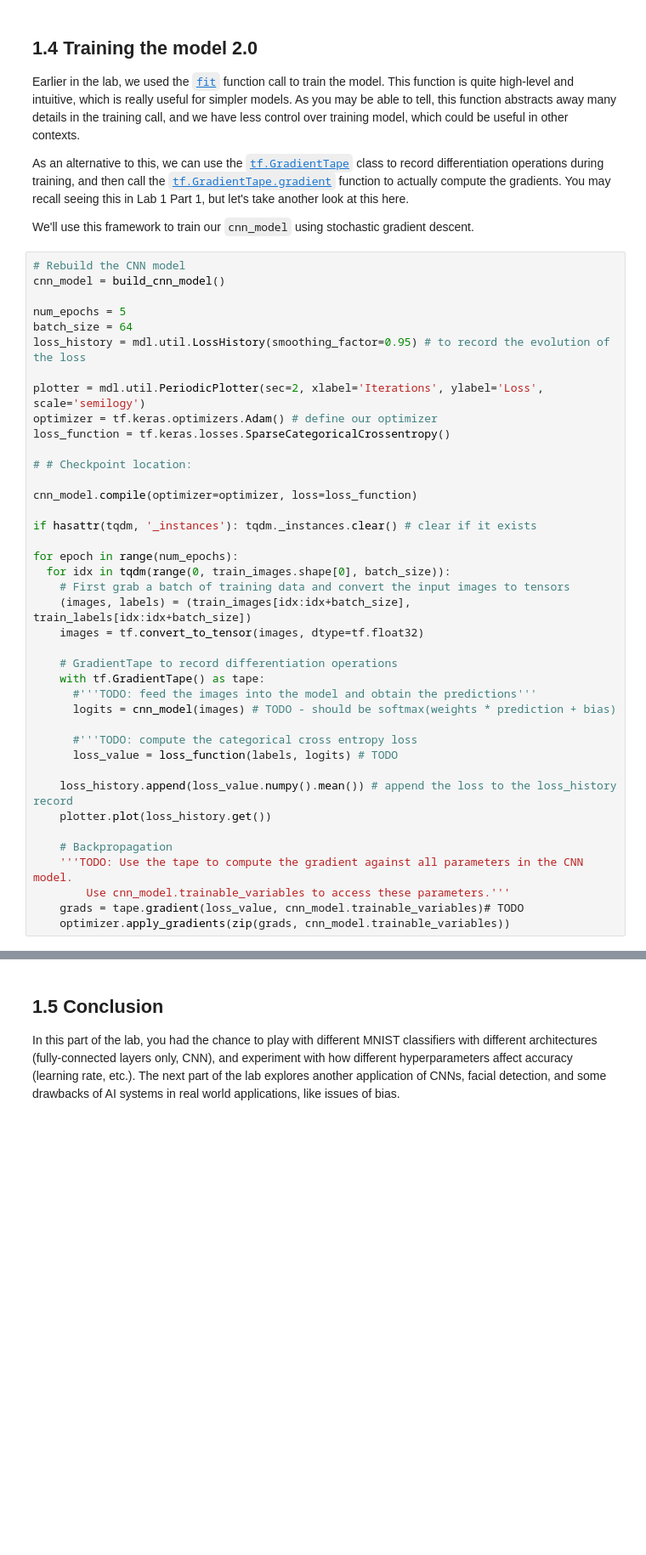
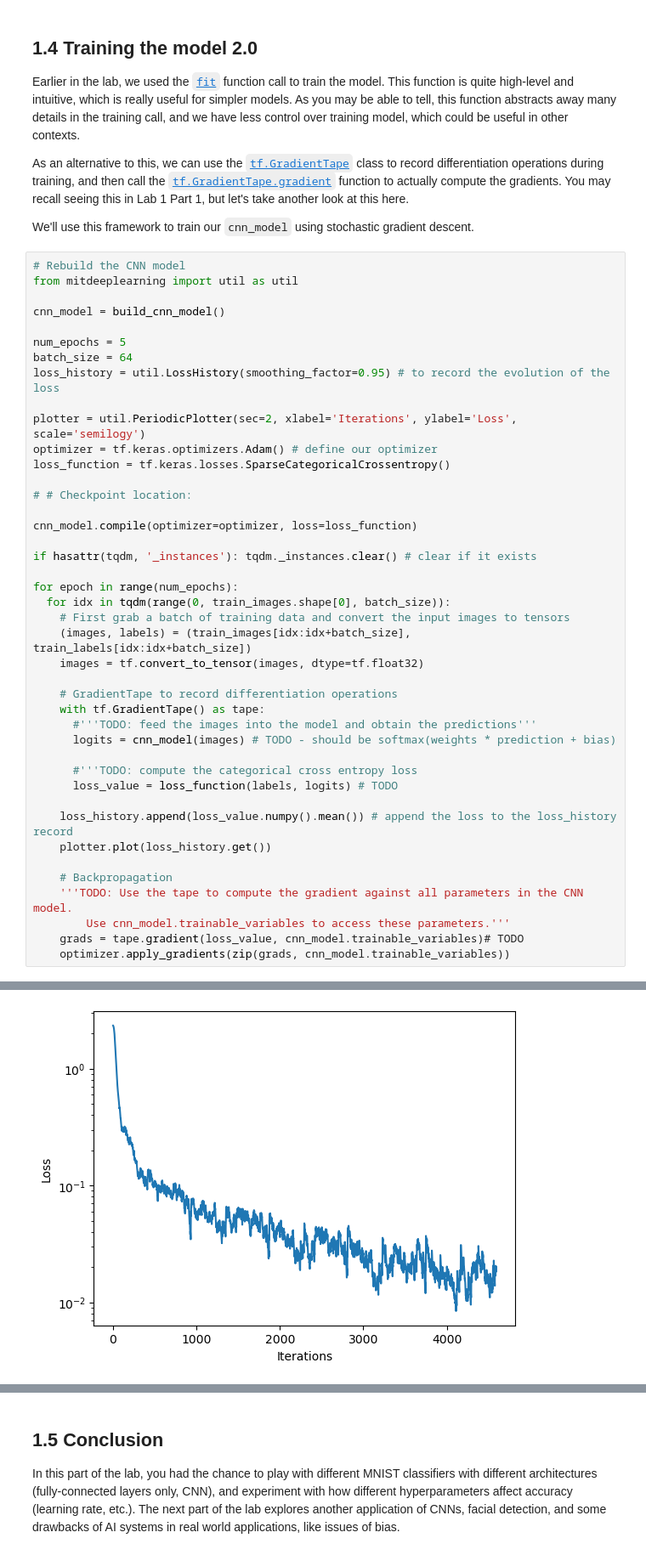
Before and after one commit to codeandcodes/ML, a Jupyter notebook: Part1_MNIST.ipynb, the cells around one changed output, grey strips where cells are left out. Shown at 85% size. Cells and saved outputs as stored; diff of their text form; blank space fills up the shorter version.

```diff
--- a/Part1_MNIST.ipynb
+++ b/Part1_MNIST.ipynb
@@ -374,13 +371,15 @@ As an alternative to this, we can use the [`tf.GradientTape`](https://www.tensor
 We'll use this framework to train our `cnn_model` using stochastic gradient descent.
 # %%
 # Rebuild the CNN model
+from mitdeeplearning import util as util
+
 cnn_model = build_cnn_model()
 
 num_epochs = 5
 batch_size = 64
-loss_history = mdl.util.LossHistory(smoothing_factor=0.95) # to record the evolution of the loss
+loss_history = util.LossHistory(smoothing_factor=0.95) # to record the evolution of the loss
 
-plotter = mdl.util.PeriodicPlotter(sec=2, xlabel='Iterations', ylabel='Loss', scale='semilogy')
+plotter = util.PeriodicPlotter(sec=2, xlabel='Iterations', ylabel='Loss', scale='semilogy')
 optimizer = tf.keras.optimizers.Adam() # define our optimizer
 loss_function = tf.keras.losses.SparseCategoricalCrossentropy()
 
@@ -416,0 +415 @@ NameError: name 'mdl' is not defined
+[figure, added]
```
Also changed, not shown: parts of 13 cells of this notebook.
